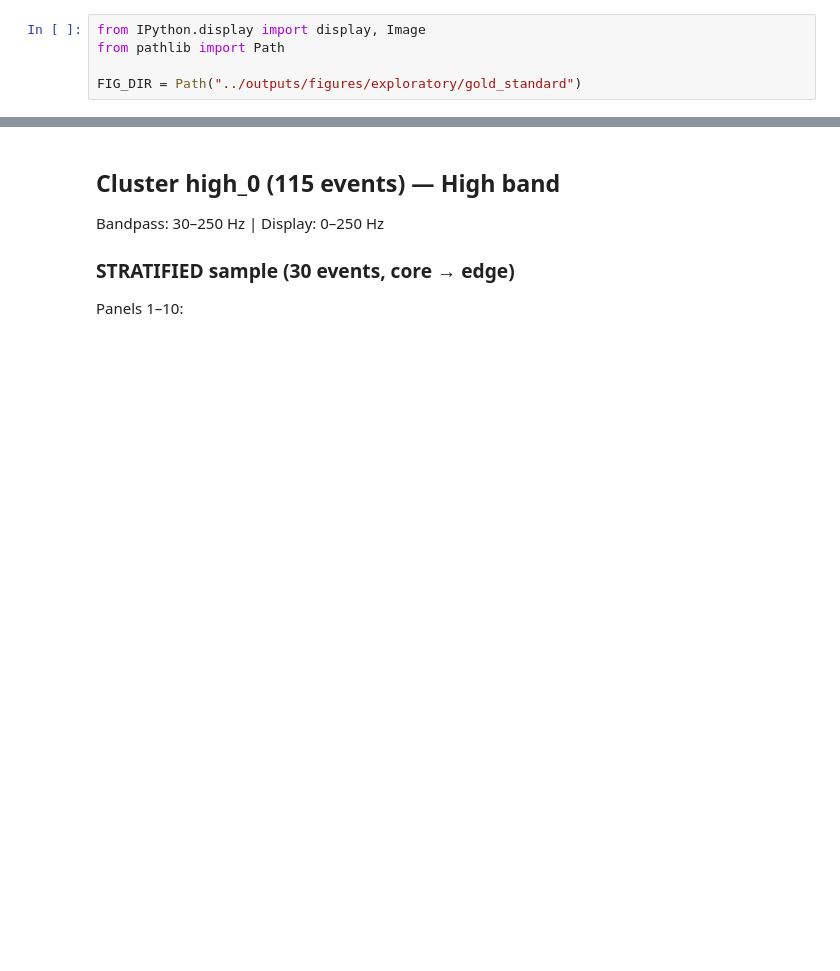
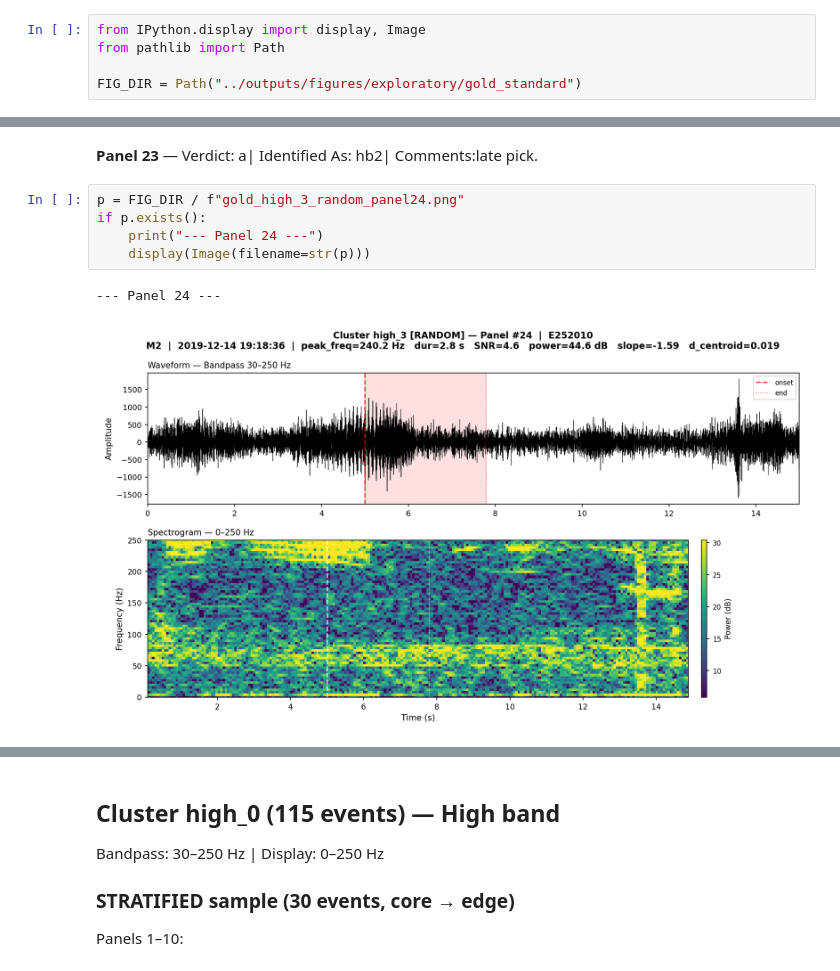
Before and after one commit to daxsoule/noaa_bravoseis, a Jupyter notebook: notebooks/gold_standard_review.ipynb, the cells around one changed output, grey strips where cells are left out. Drawn from its saved outputs; the diff is of its cells as text; blank space fills up the shorter version.

```diff
--- a/notebooks/gold_standard_review.ipynb
+++ b/notebooks/gold_standard_review.ipynb
@@ -30,0 +324,10 @@ FIG_DIR = Path("../outputs/figures/exploratory/gold_standard")
+# %% [markdown]
+**Panel 23** — Verdict: a| Identified As: hb2| Comments:late pick.
+# %%
+p = FIG_DIR / f"gold_high_3_random_panel24.png"
+if p.exists():
+    print("--- Panel 24 ---")
+    display(Image(filename=str(p)))
+# %% [output]
+--- Panel 24 ---
+[figure, added]
```
Also changed, not shown: parts of 79 cells of this notebook, 4 other files.
